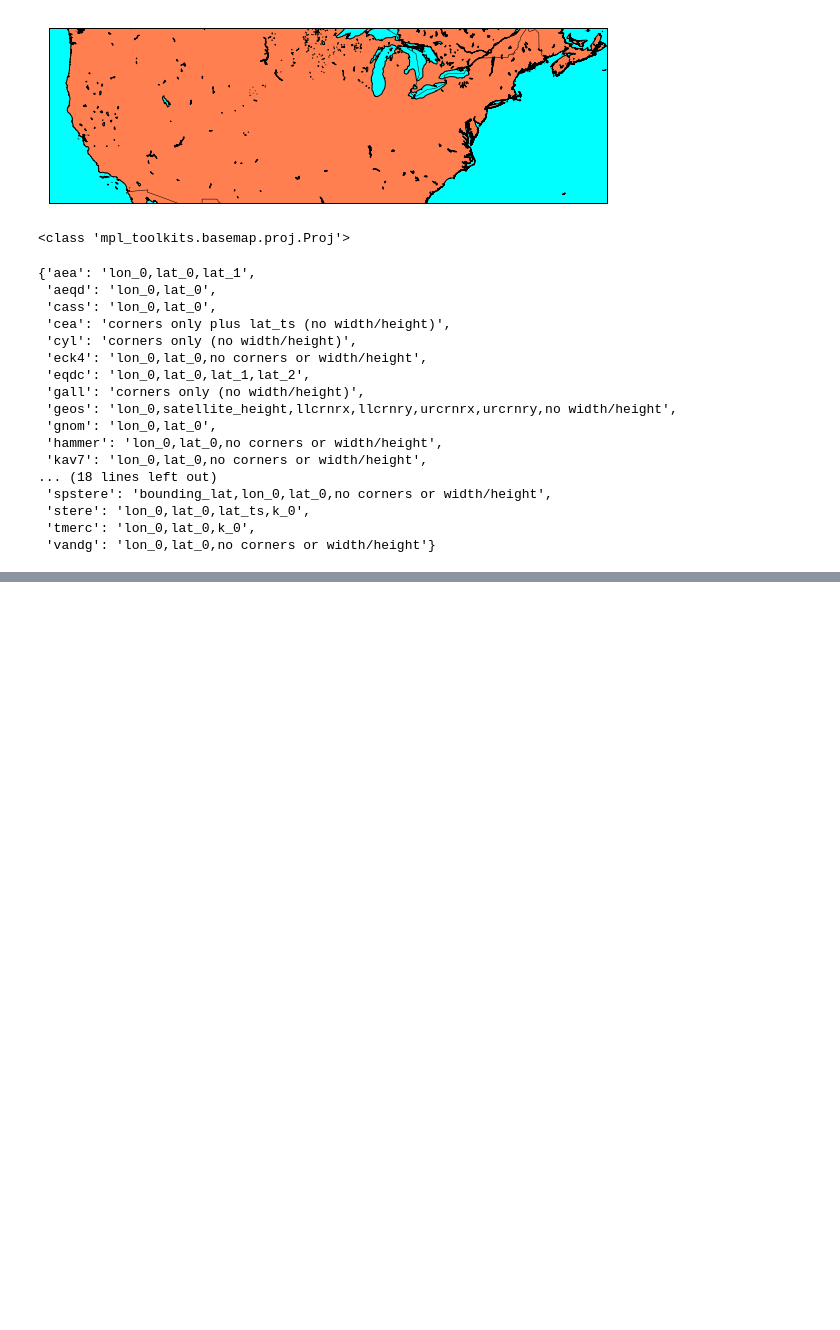
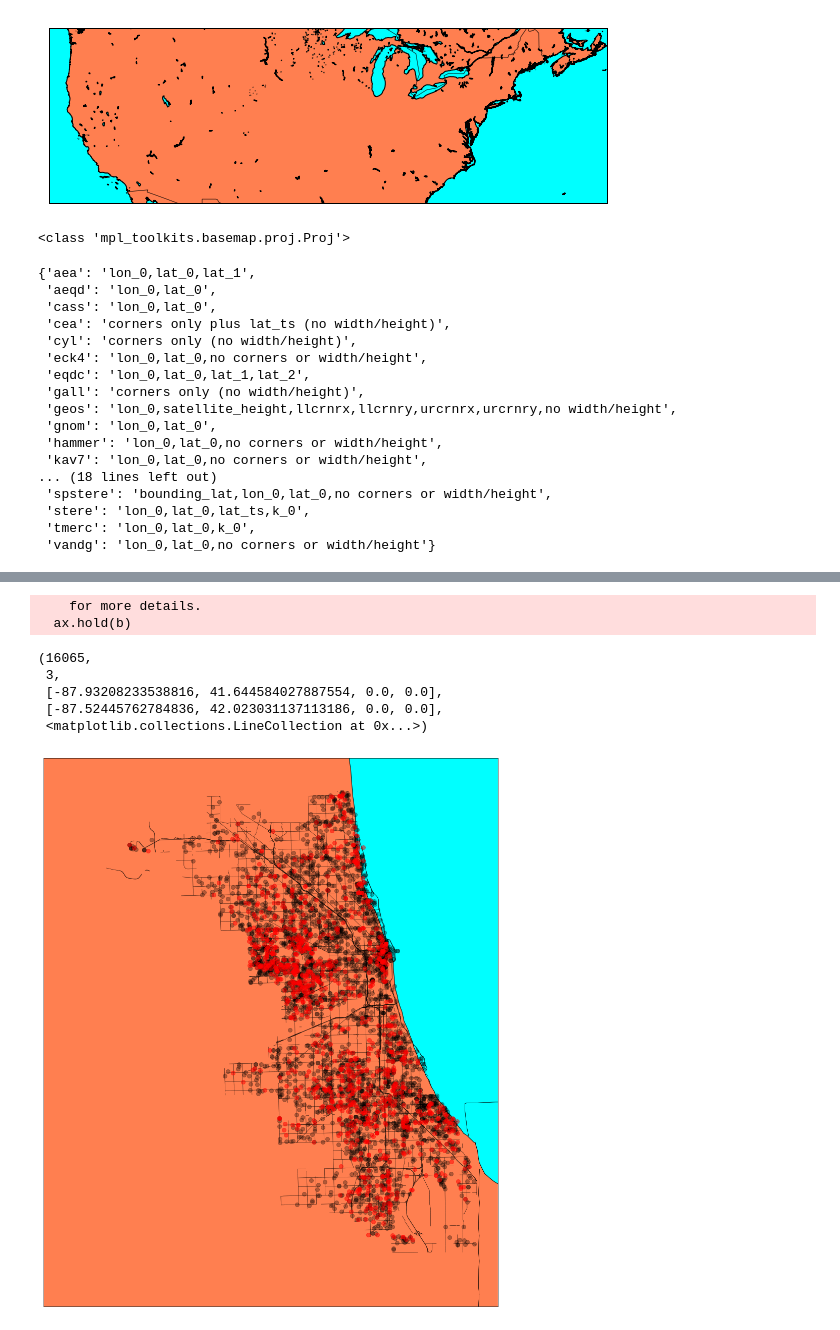
Before and after one commit to wayneyeye/python-visualization-matplotlib, a Jupyter notebook: 06-image-map.ipynb, the cells around one changed output, grey strips where cells are left out. Cells and saved outputs as stored; diff of their text form; code cells hidden in the pictures; blank space fills up the shorter version.

Commit message:
basemap plt chicago crime map

```diff
--- a/06-image-map.ipynb
+++ b/06-image-map.ipynb
@@ -43,0 +47,2 @@ projection_params
+# %%
+data=pd.read_csv('files/Chicago_Crimes_2012_to_2017.csv')
@@ -43,0 +69,20 @@ projection_params
+# %%
+
+
+def chicago_Map(ax=None,lllat=41.6,lllon=-88.00,urlat=42.05,urlon=-87.5):
+    plt.figure(figsize=(20,20))
+    map=Basemap(ax=ax,projection='stere',resolution='f',lon_0=(urlon+lllon)/2,lat_0=(urlat+lllat)/2,
+               llcrnrlon=lllon,llcrnrlat=lllat,urcrnrlon=urlon,urcrnrlat=urlat)
+    map.drawcoastlines()
+    map.drawcountries()
+    map.drawstates()
+    map.drawrivers()
+    map.fillcontinents(color='coral',lake_color='aqua')
+    return map
+#
+# %%
+data=data[['Primary Type','Arrest','Latitude','Longitude']]
+data.head()
+
+s_data=data.sample(n=5000)
+s_data.head()
@@ -43,0 +96,19 @@ projection_params
+# %%
+map=chicago_Map()
+s_data_a=s_data[s_data['Arrest']]
+s_data_b=s_data[s_data['Arrest']==False]
+x,y=map(list(s_data_b.Longitude),list(s_data_b.Latitude))
+map.plot(x,y,'k.',alpha=0.3,markersize=16)
+x,y=map(list(s_data_a.Longitude),list(s_data_a.Latitude))
+map.plot(x,y,'r.',alpha=0.5,markersize=16)
+
+map.readshapefile('files/chicago/chicago_street','streets')
+# %% [output]
+    for more details.
+  ax.hold(b)
+(16065,
+ 3,
+ [-87.93208233538816, 41.644584027887554, 0.0, 0.0],
+ [-87.52445762784836, 42.023031137113186, 0.0, 0.0],
+ <matplotlib.collections.LineCollection at 0x...>)
+[figure, added]
```
Also changed, not shown: parts of 4 cells of this notebook, 1 other file.
